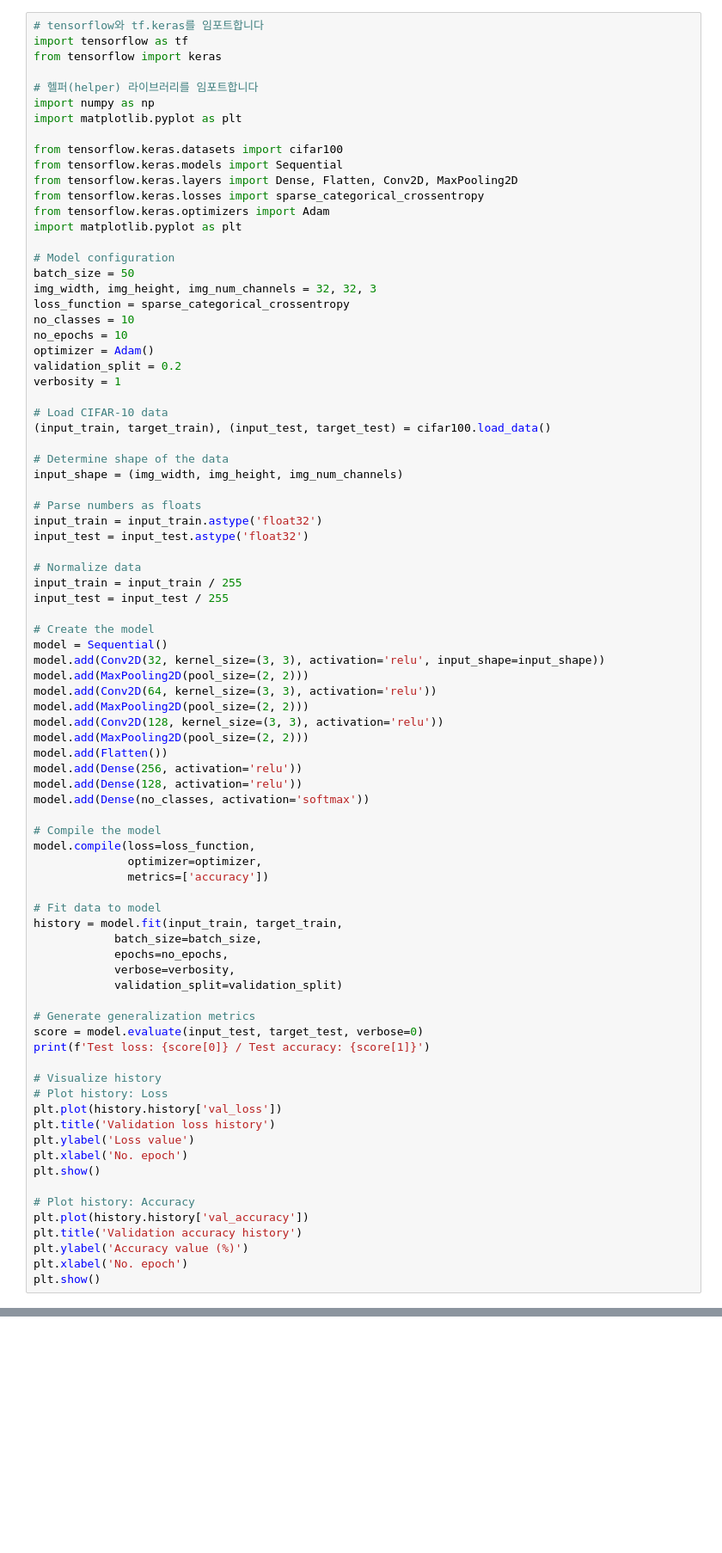
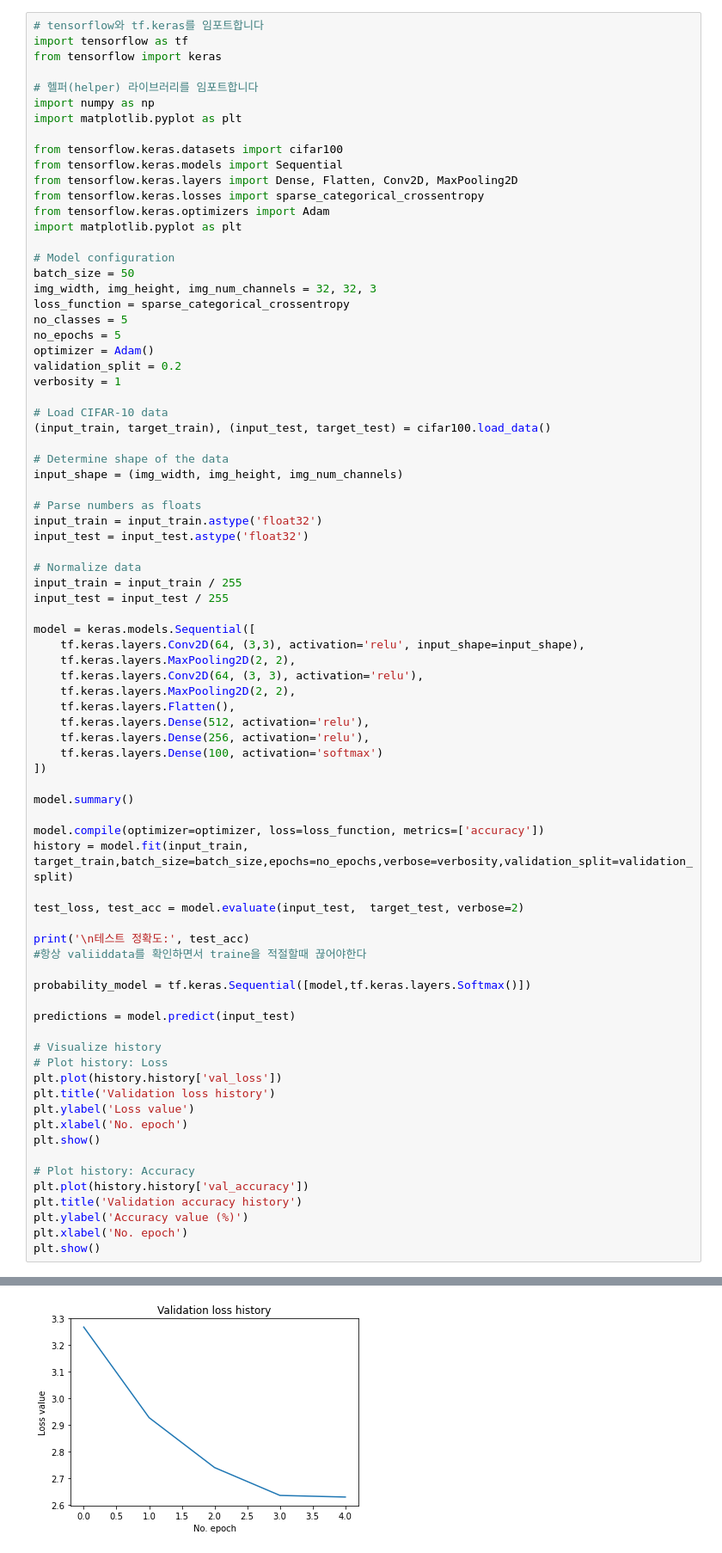
Before and after one commit to reach0908/Machine_Learning-and-Python, a Jupyter notebook: ML-HW1-김진호-20150401-1102.ipynb, the cells around one changed output, grey strips where cells are left out. Shown at 86% size. Saved outputs shown, nothing was run; the diff lists cells and outputs as text; blank space fills up the shorter version.

```diff
--- a/ML-HW1-김진호-20150401-1102.ipynb
+++ b/ML-HW1-김진호-20150401-1102.ipynb
@@ -137,8 +137,8 @@ import matplotlib.pyplot as plt
 batch_size = 50
 img_width, img_height, img_num_channels = 32, 32, 3
 loss_function = sparse_categorical_crossentropy
-no_classes = 10
-no_epochs = 10
+no_classes = 5
+no_epochs = 5
 optimizer = Adam()
 validation_split = 0.2
 verbosity = 1
@@ -157,34 +157,30 @@ input_test = input_test.astype('float32')
 input_train = input_train / 255
 input_test = input_test / 255
 
-# Create the model
-model = Sequential()
-model.add(Conv2D(32, kernel_size=(3, 3), activation='relu', input_shape=input_shape))
-model.add(MaxPooling2D(pool_size=(2, 2)))
-model.add(Conv2D(64, kernel_size=(3, 3), activation='relu'))
-model.add(MaxPooling2D(pool_size=(2, 2)))
-model.add(Conv2D(128, kernel_size=(3, 3), activation='relu'))
-model.add(MaxPooling2D(pool_size=(2, 2)))
-model.add(Flatten())
-model.add(Dense(256, activation='relu'))
-model.add(Dense(128, activation='relu'))
-model.add(Dense(no_classes, activation='softmax'))
+model = keras.models.Sequential([
+    tf.keras.layers.Conv2D(64, (3,3), activation='relu', input_shape=input_shape),
+    tf.keras.layers.MaxPooling2D(2, 2),
+    tf.keras.layers.Conv2D(64, (3, 3), activation='relu'),
+    tf.keras.layers.MaxPooling2D(2, 2),
+    tf.keras.layers.Flatten(),
+    tf.keras.layers.Dense(512, activation='relu'),
+    tf.keras.layers.Dense(256, activation='relu'),
+    tf.keras.layers.Dense(100, activation='softmax')
+])
 
-# Compile the model
-model.compile(loss=loss_function,
-              optimizer=optimizer,
-              metrics=['accuracy'])
+model.summary()
 
-# Fit data to model
-history = model.fit(input_train, target_train,
-            batch_size=batch_size,
-            epochs=no_epochs,
-            verbose=verbosity,
-            validation_split=validation_split)
+model.compile(optimizer=optimizer, loss=loss_function, metrics=['accuracy'])
+history = model.fit(input_train, target_train,batch_size=batch_size,epochs=no_epochs,verbose=verbosity,validation_split=validation_split)
 
-# Generate generalization metrics
-score = model.evaluate(input_test, target_test, verbose=0)
-print(f'Test loss: {score[0]} / Test accuracy: {score[1]}')
+test_loss, test_acc = model.evaluate(input_test,  target_test, verbose=2)
+
+print('\n테스트 정확도:', test_acc)
+#항상 valiiddata를 확인하면서 traine을 적절할때 끊어야한다
+
+probability_model = tf.keras.Sequential([model,tf.keras.layers.Softmax()])
+
+predictions = model.predict(input_test)
 
 # Visualize history
 # Plot history: Loss
@@ -211,0 +217 @@ Function call stack:
+[figure, added]
```
Also changed, not shown: parts of 2 cells of this notebook, 2 other files.
